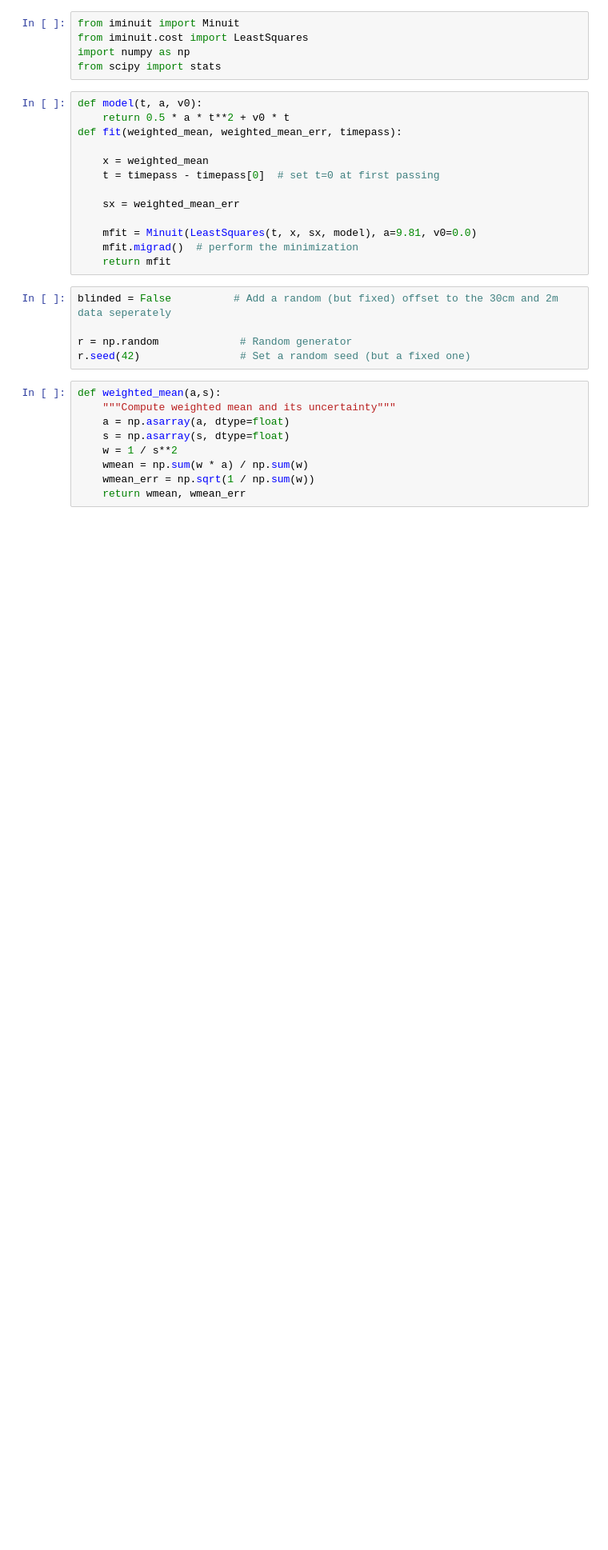
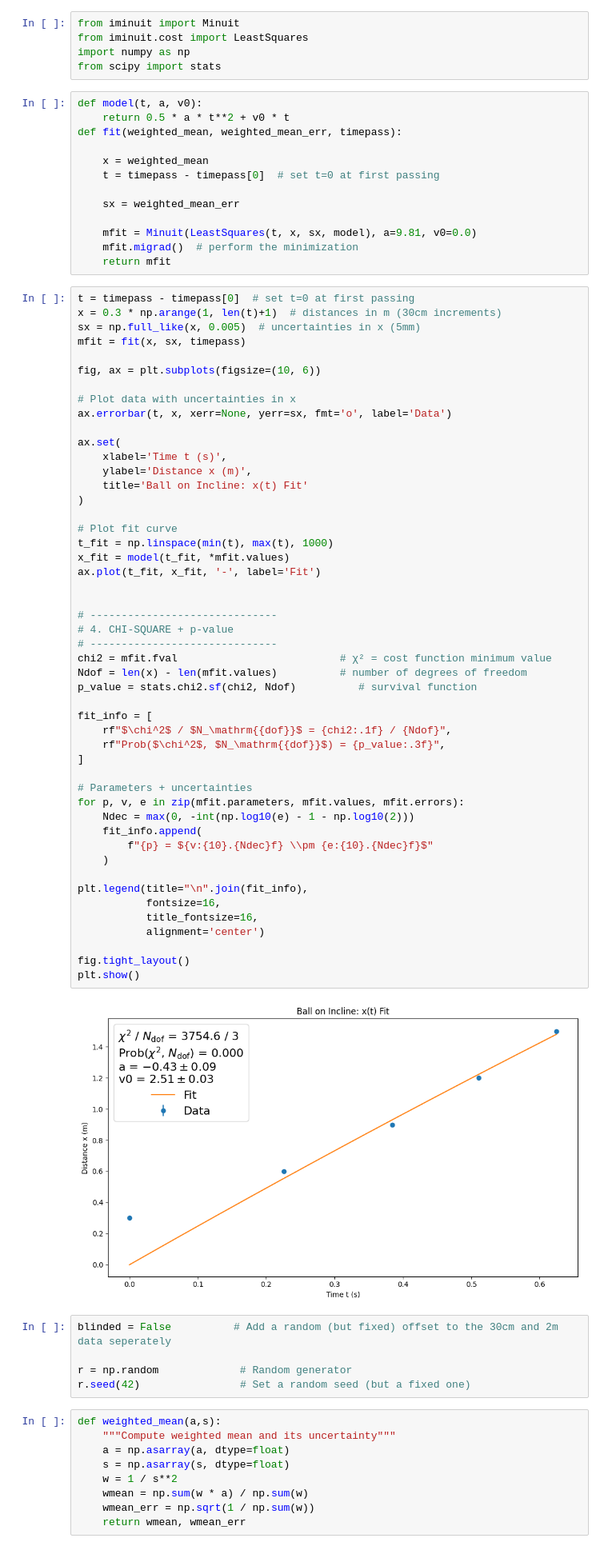
Before and after one commit to MagnusTrier/appstat_project, a Jupyter notebook: g calculation ball on incline.ipynb, the cells around one changed output. Shown at 80% size. Cells and saved outputs as stored; diff of their text form; blank space fills up the shorter version.

```diff
--- a/g calculation ball on incline.ipynb
+++ b/g calculation ball on incline.ipynb
@@ -94,6 +98,57 @@ def fit(weighted_mean, weighted_mean_err, timepass):
     mfit = Minuit(LeastSquares(t, x, sx, model), a=9.81, v0=0.0)
     mfit.migrad()  # perform the minimization
     return mfit
+# %%
+t = timepass - timepass[0]  # set t=0 at first passing
+x = 0.3 * np.arange(1, len(t)+1)  # distances in m (30cm increments)
+sx = np.full_like(x, 0.005)  # uncertainties in x (5mm)
+mfit = fit(x, sx, timepass)
+
+fig, ax = plt.subplots(figsize=(10, 6))
+
+# Plot data with uncertainties in x
+ax.errorbar(t, x, xerr=None, yerr=sx, fmt='o', label='Data')
+
+ax.set(
+    xlabel='Time t (s)',
+    ylabel='Distance x (m)',
+    title='Ball on Incline: x(t) Fit'
+)
+
+# Plot fit curve
+t_fit = np.linspace(min(t), max(t), 1000)
+x_fit = model(t_fit, *mfit.values)
+ax.plot(t_fit, x_fit, '-', label='Fit')
+
+
+# ------------------------------
+# 4. CHI-SQUARE + p-value
+# ------------------------------
+chi2 = mfit.fval                          # χ² = cost function minimum value
+Ndof = len(x) - len(mfit.values)          # number of degrees of freedom
+p_value = stats.chi2.sf(chi2, Ndof)          # survival function
+
+fit_info = [
+    rf"$\chi^2$ / $N_\mathrm{{dof}}$ = {chi2:.1f} / {Ndof}",
+    rf"Prob($\chi^2$, $N_\mathrm{{dof}}$) = {p_value:.3f}",
+]
+
+# Parameters + uncertainties
+for p, v, e in zip(mfit.parameters, mfit.values, mfit.errors):
+    Ndec = max(0, -int(np.log10(e) - 1 - np.log10(2)))
+    fit_info.append(
+        f"{p} = ${v:{10}.{Ndec}f} \\pm {e:{10}.{Ndec}f}$"
+    )
+
+plt.legend(title="\n".join(fit_info),
+           fontsize=16,
+           title_fontsize=16,
+           alignment='center')
+
+fig.tight_layout()
+plt.show()
+# %% [output]
+[figure, added]
 # %%
 blinded = False          # Add a random (but fixed) offset to the 30cm and 2m data seperately
 
```
Also changed, not shown: parts of 8 cells of this notebook.
